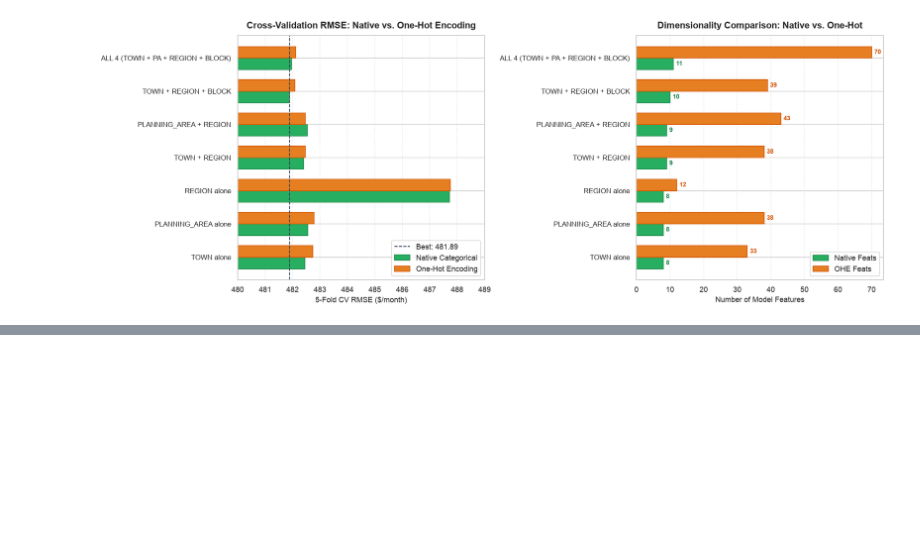
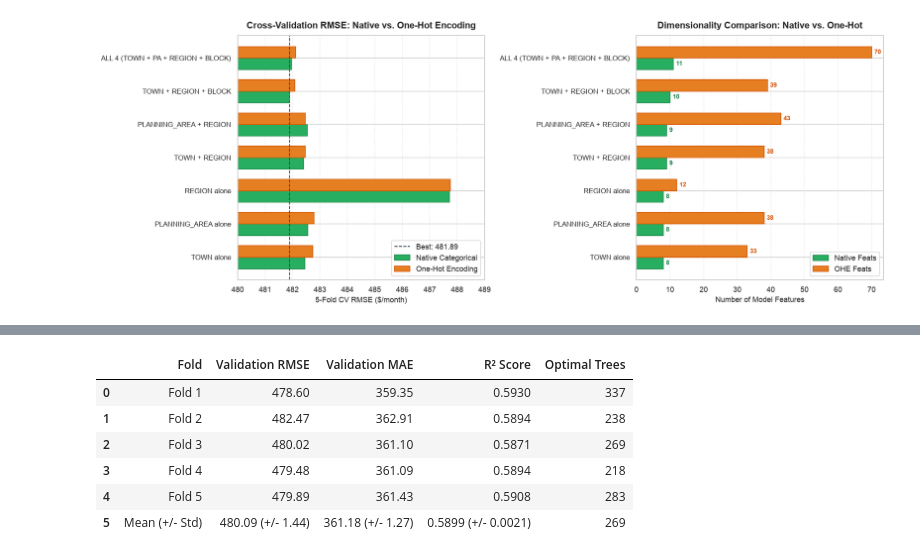
Before and after one commit to MeTuL10/KDDM-project, a Jupyter notebook: exploration/metul/feature_relations.ipynb, the cells around one changed output, grey strips where cells are left out. Cells and saved outputs as stored; diff of their text form; code cells hidden in the pictures; blank space fills up the shorter version.

```diff
--- a/exploration/metul/feature_relations.ipynb
+++ b/exploration/metul/feature_relations.ipynb
@@ -1332,0 +1468,72 @@ HEAD-TO-HEAD BENCHMARK: LIGHTGBM NATIVE ENCODING vs. ONE-HOT ENCODING
+# %%
+# Retrain full 5-fold CV with best parameters
+best_model_params = study.best_params.copy()
+best_model_params.update({
+    'n_estimators': 3000,
+    'random_state': 42,
+    'verbose': -1,
+    'n_jobs': -1
+})
+
+tuned_cv_records = []
+tuned_feature_importances = np.zeros(X_optuna.shape[1])
+
+for fold, (trn, val) in enumerate(kf.split(X_optuna, y_optuna), 1):
+    model = lgb.LGBMRegressor(**best_model_params)
+    model.fit(
+        X_optuna.iloc[trn], y_optuna.iloc[trn],
+        eval_set=[(X_optuna.iloc[val], y_optuna.iloc[val])],
+        callbacks=[lgb.early_stopping(stopping_rounds=35, verbose=False)]
+    )
+    preds = model.predict(X_optuna.iloc[val])
+    rmse = np.sqrt(mean_squared_error(y_optuna.iloc[val], preds))
+    mae = mean_absolute_error(y_optuna.iloc[val], preds)
+    r2 = r2_score(y_optuna.iloc[val], preds)
+
+    tuned_cv_records.append({
+        'Fold': f"Fold {fold}",
+        'Validation RMSE': rmse,
+        'Validation MAE': mae,
+        'R² Score': r2,
+        'Optimal Trees': model.best_iteration_
+    })
+    tuned_feature_importances += model.feature_importances_ / kf.n_splits
+
+tuned_cv_df = pd.DataFrame(tuned_cv_records)
+
+# Summary row
+tuned_summary_row = pd.DataFrame([{
+    'Fold': 'Mean (+/- Std)',
+    'Validation RMSE': f"{tuned_cv_df['Validation RMSE'].mean():.2f} (+/- {tuned_cv_df['Validation RMSE'].std():.2f})",
+    'Validation MAE': f"{tuned_cv_df['Validation MAE'].mean():.2f} (+/- {tuned_cv_df['Validation MAE'].std():.2f})",
+    'R² Score': f"{tuned_cv_df['R² Score'].mean():.4f} (+/- {tuned_cv_df['R² Score'].std():.4f})",
+    'Optimal Trees': f"{tuned_cv_df['Optimal Trees'].mean():.0f}"
+}])
+
+tuned_summary_table = pd.concat([
+    tuned_cv_df.assign(**{
+        'Validation RMSE': tuned_cv_df['Validation RMSE'].map('{:.2f}'.format),
+        'Validation MAE': tuned_cv_df['Validation MAE'].map('{:.2f}'.format),
+        'R² Score': tuned_cv_df['R² Score'].map('{:.4f}'.format),
+        'Optimal Trees': tuned_cv_df['Optimal Trees'].astype(str)
+    }),
+    tuned_summary_row
+], ignore_index=True)
+
+print("=" * 75)
+print("TUNED MODEL 5-FOLD CROSS VALIDATION SUMMARY")
+print("=" * 75)
+display(tuned_summary_table)
+
+# Performance Progression Comparison
+print("\n" + "=" * 75)
+print("PROGRESSION FROM BASELINE TO OPTUNA TUNED MODEL")
+print("=" * 75)
+progression_comparison = pd.DataFrame([
+    {'Stage': '1. Top 7 Features (Baseline)', 'Features': 7, 'RMSE ($/mo)': '500.67', 'R²': '0.6105', 'Delta': '0.00'},
+    {'Stage': '2. Top 7 + BLOCK (Native Cat)', 'Features': 8, 'RMSE ($/mo)': '492.99', 'R²': '0.6223', 'Delta': '-7.68'},
+    {'Stage': '3. Top 7 + TOWN + REGION + BLOCK (Default)', 'Features': 10, 'RMSE ($/mo)': '481.89', 'R²': '0.6394', 'Delta': '-18.78'},
+    {'Stage': '4. Top 7 + TOWN + REGION + BLOCK (Optuna Tuned)', 'Features': 10, 'RMSE ($/mo)': f"{tuned_cv_df['Validation RMSE'].mean():.2f}", 'R²': f"{tuned_cv_df['R² Score'].mean():.4f}", 'Delta': f"{tuned_cv_df['Validation RMSE'].mean() - 500.67:+.2f}"}
+])
+display(progression_comparison)
+# %% [output]
@@ -1332,0 +1543,7 @@ HEAD-TO-HEAD BENCHMARK: LIGHTGBM NATIVE ENCODING vs. ONE-HOT ENCODING
+|  | Fold | Validation RMSE | Validation MAE | R² Score | Optimal Trees |
+| 0 | Fold 1 | 478.60 | 359.35 | 0.5930 | 337 |
+| 1 | Fold 2 | 482.47 | 362.91 | 0.5894 | 238 |
+| 2 | Fold 3 | 480.02 | 361.10 | 0.5871 | 269 |
+| 3 | Fold 4 | 479.48 | 361.09 | 0.5894 | 218 |
+| 4 | Fold 5 | 479.89 | 361.43 | 0.5908 | 283 |
+| 5 | Mean (+/- Std) | 480.09 (+/- 1.44) | 361.18 (+/- 1.27) | 0.5899 (+/- 0.0021) | 269 |
```
Also changed, not shown: parts of 21 cells of this notebook.
